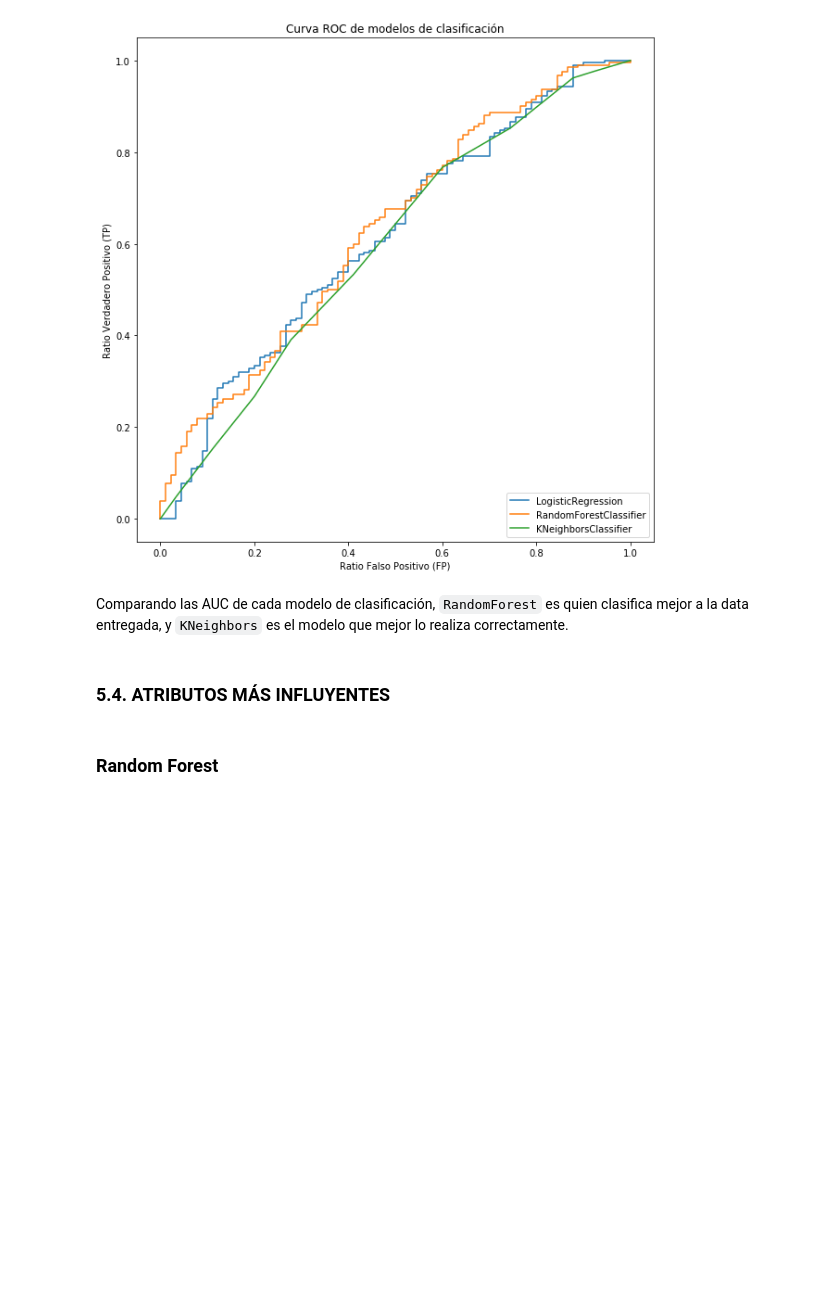
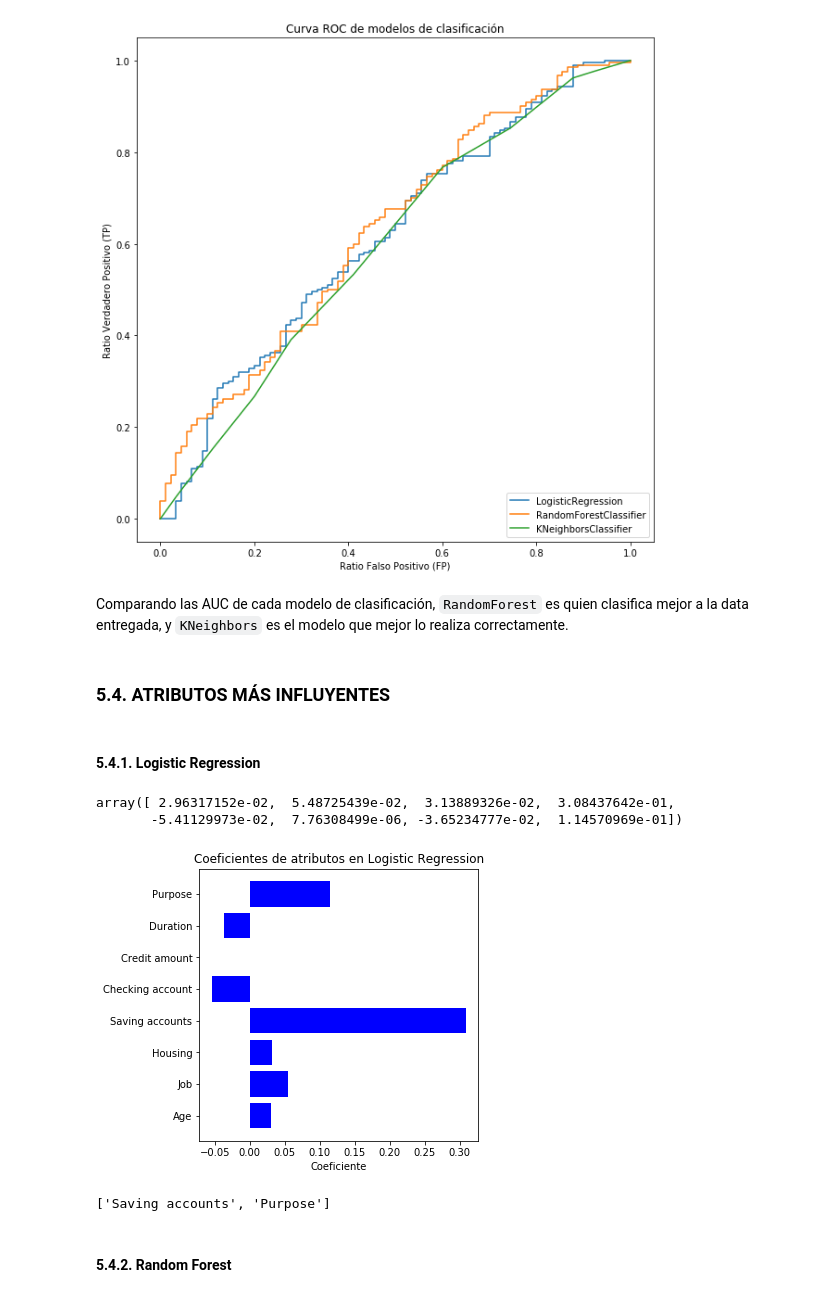
Before and after one commit to aLucaz/predicting-credit-risk, a Jupyter notebook: predict_models_credit_risk.ipynb, the cells around one changed output. Saved outputs shown, nothing was run; the diff lists cells and outputs as text; code cells hidden in the pictures; blank space fills up the shorter version.

Commit message:
plots for important attributes

```diff
--- a/predict_models_credit_risk.ipynb
+++ b/predict_models_credit_risk.ipynb
@@ -568,2 +573,28 @@ Comparando las AUC de cada modelo de clasificación, `RandomForest` es quien cla
+# %% [markdown]
+#### 5.4.1. Logistic Regression
+# %%
+logreg.coef_.ravel()
+# %% [output]
+array([ 2.96317152e-02,  5.48725439e-02,  3.13889326e-02,  3.08437642e-01,
+       -5.41129973e-02,  7.76308499e-06, -3.65234777e-02,  1.14570969e-01])
+# %%
+select_logreg = SelectFromModel(estimator=logreg, threshold=0.10)
+select_logreg.fit(X_train, y_train)
+
+fig, ax = plt.subplots(figsize=(5,5))
+x_importance, y_importance = clean_data.drop("Risk", axis=1).columns, logreg.coef_.ravel()
+
+ax.barh(x_importance, y_importance, color="blue")
+ax.set_title("Coeficientes de atributos en Logistic Regression")
+ax.set_xlabel("Coeficiente")
+
+plt.savefig("imgs/logistic_regression_feature_importance.png")
+plt.show()
+
+
+[clean_data.columns[i] for i in select_logreg.get_support(indices=True)]
+# %% [output]
+[figure, added]
+['Saving accounts', 'Purpose']
 # %% [markdown]
-### Random Forest
+#### 5.4.2. Random Forest
```
Also changed, not shown: parts of 9 cells of this notebook, 2 other files.
